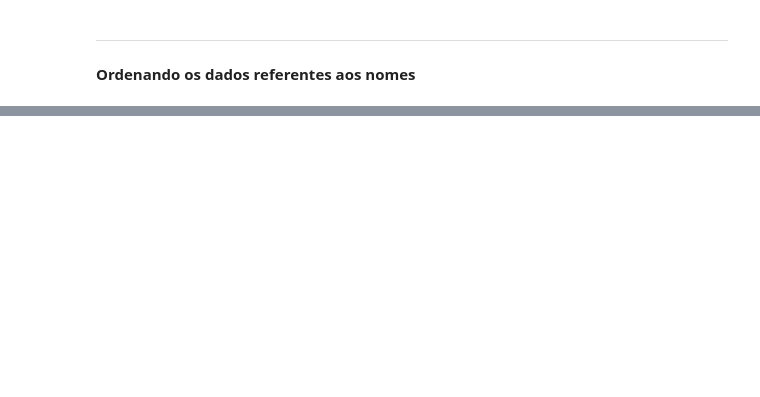
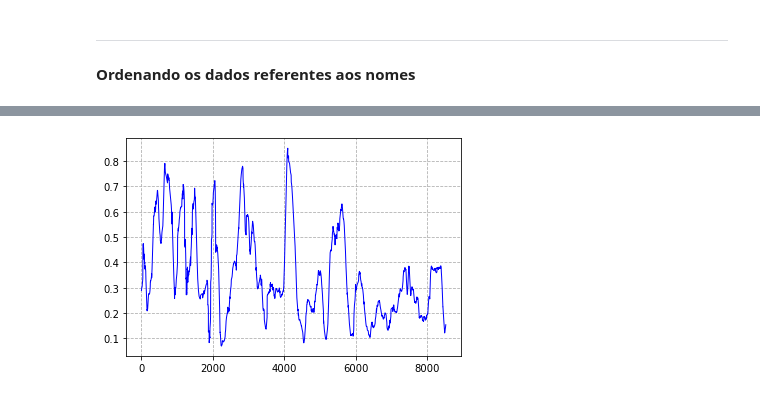
Before and after one commit to Ana-ovidio/StandardMeasures, a Jupyter notebook: CovarianceCorrelation.ipynb, the cells around one changed output, grey strips where cells are left out. Cells and saved outputs as stored; diff of their text form; code cells hidden in the pictures; blank space fills up the shorter version.

```diff
--- a/CovarianceCorrelation.ipynb
+++ b/CovarianceCorrelation.ipynb
@@ -80,0 +124,6 @@ df_covariance.to_excel(r'data/CovarianceCorrelation.xlsx')
+# %%
+plt.plot(df_covariance.index, df_covariance['Correlation'], color='blue', lw=1.0)
+plt.grid(linestyle='--')
+plt.show()
+# %% [output]
+[figure, added]
```
Also changed, not shown: parts of 12 cells of this notebook, 17 other files.
